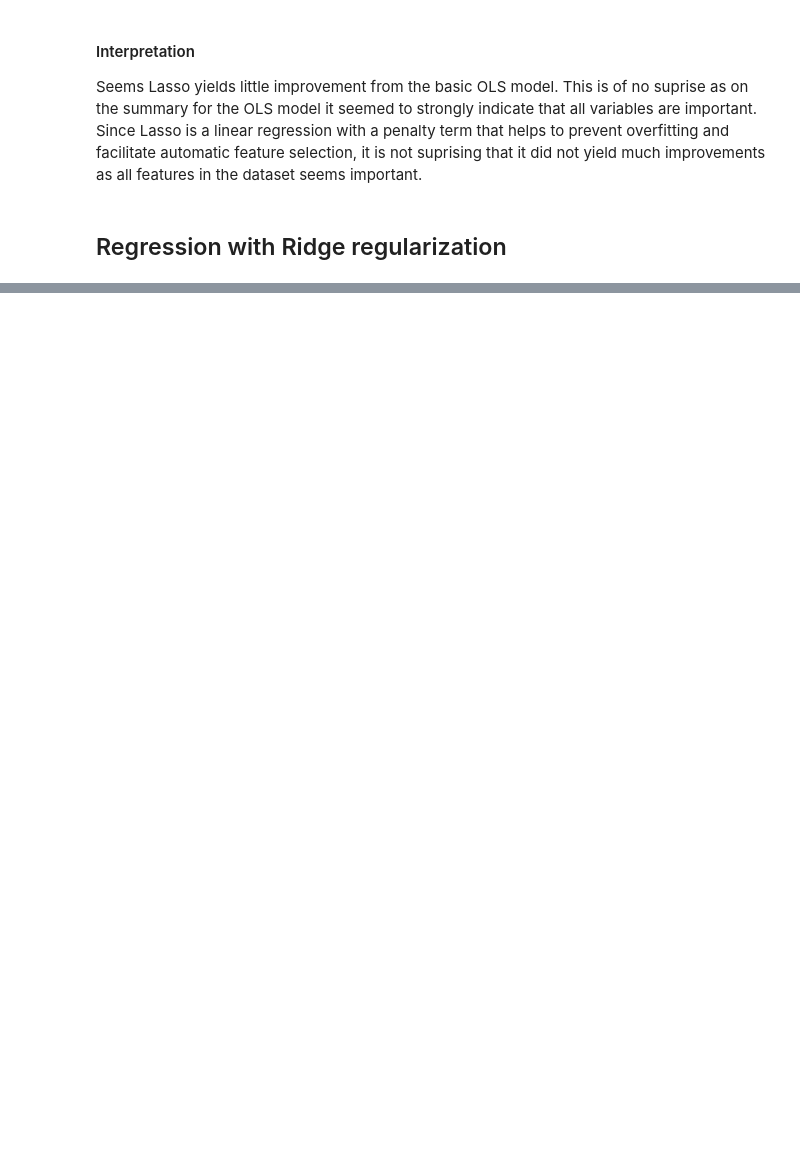
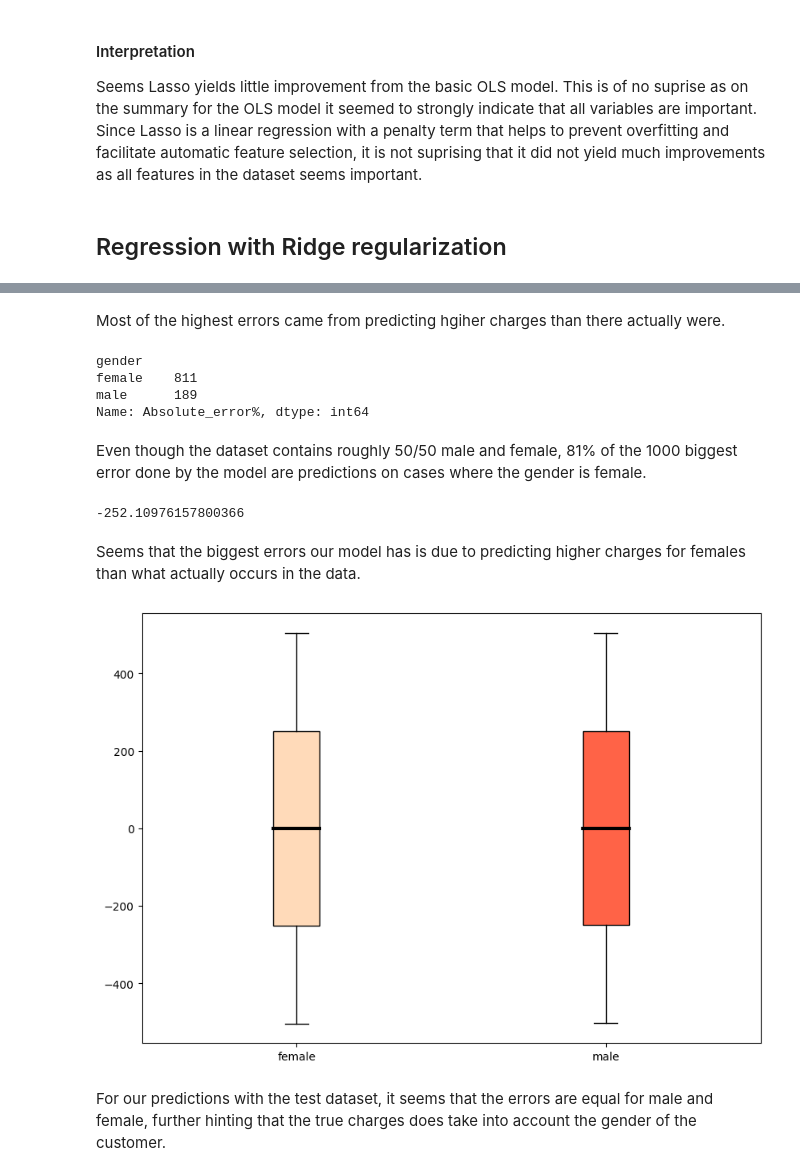
Before and after one commit to s2115214/First-Semester-Projects, a Jupyter notebook: project_curation/present.ipynb, the cells around one changed output, grey strips where cells are left out. Drawn from its saved outputs; the diff is of its cells as text; code cells hidden in the pictures; blank space fills up the shorter version.

```diff
--- a/project_curation/present.ipynb
+++ b/project_curation/present.ipynb
@@ -225,0 +268,49 @@ Mean Absolute Percentage Error: 1.62%
+# %% [markdown]
+Most of the highest errors came from predicting hgiher charges than there actually were.
+# %%
+top_error.groupby('gender').count()['Absolute_error%']
+# %% [output]
+gender
+female    811
+male      189
+Name: Absolute_error%, dtype: int64
+# %% [markdown]
+Even though the dataset contains roughly 50/50 male and female, 81% of the 1000 biggest error done by the model are predictions on cases where the gender is female.
+# %%
+top_error[top_error['gender'] == 'female'].difference.mean()
+# %% [output]
+-252.10976157800366
+# %% [markdown]
+Seems that the biggest errors our model has is due to predicting higher charges for females than what actually occurs in the data.
+# %%
+test_predictions = model.predict(X_test)
+# %%
+X_test['predictions'] = test_predictions
+X_test['True Y'] = y_test
+# %%
+X_test['difference'] = X_test['True Y'] - X_test.predictions
+# %%
+female = X_test[X_test['gender'] == 'female'].difference
+male = X_test[X_test['gender'] == 'male'].difference
+
+fig = plt.figure(figsize =(10, 7))
+ax = fig.add_subplot(111)
+
+data = [female, male]
+bplot = ax.boxplot(data,
+                   patch_artist=True)
+
+ax.set_xticklabels(['female', 'male'])
+
+for patch, color in zip(bplot['boxes'], ['peachpuff', 'tomato']):
+    patch.set_facecolor(color)
+
+for median in bplot['medians']:
+    median.set(color ='black',
+               linewidth = 3)
+
+plt.show()
+# %% [output]
+[figure, added]
+# %% [markdown]
+For our predictions with the test dataset, it seems that the errors are equal for male and female, further hinting that the true charges does take into account the gender of the customer.
```
Also changed, not shown: parts of 11 cells of this notebook, 2 other files.
